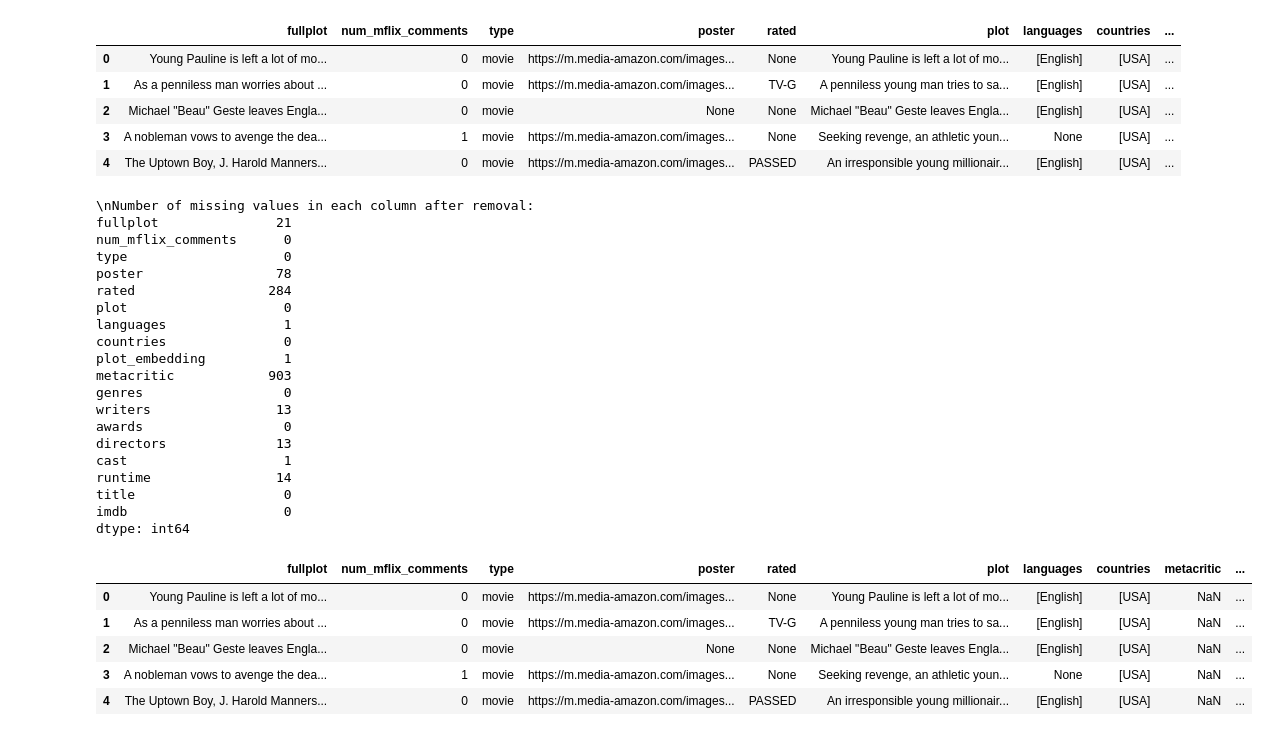
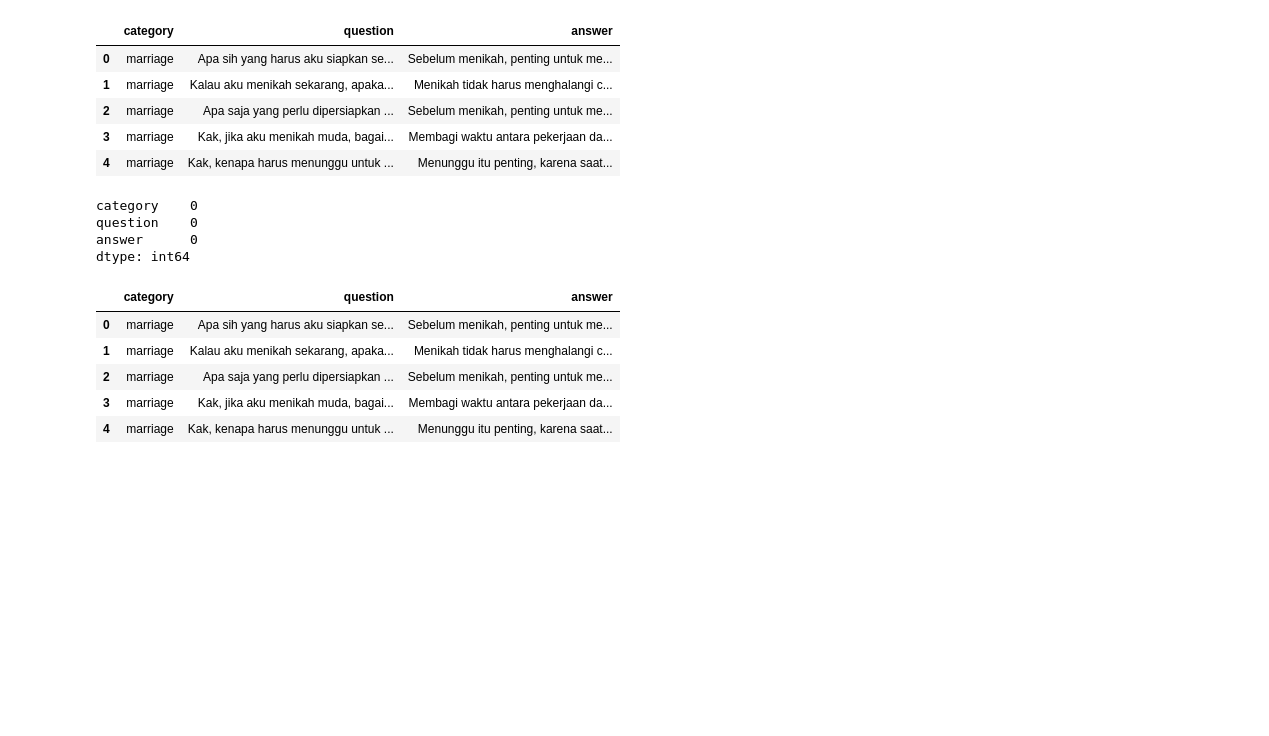
Before and after one commit to yazid138/OpenAi-Embedding, a Jupyter notebook: main.ipynb, the cells around one changed output. Drawn from its saved outputs; the diff is of its cells as text; code cells hidden in the pictures; blank space fills up the shorter version.

```diff
--- a/main.ipynb
+++ b/main.ipynb
@@ -3,54 +16,36 @@
 # %%
-from datasets import load_dataset
-import pandas as pd
-
 # <https://huggingface.co/datasets/AIatMongoDB/embedded_movies>
-dataset = load_dataset("AIatMongoDB/embedded_movies")
+# dataset = load_dataset("AIatMongoDB/embedded_movies")
+dataset_df = pd.read_json("data.json")
 
 # Convert the dataset to a pandas dataframe
-dataset_df = pd.DataFrame(dataset['train'])
+# dataset_df = pd.DataFrame(dataset['train'])
 
 dataset_df.head(5)
 # %% [output]
-|  | fullplot | num_mflix_comments | type | poster | rated | plot | languages | countries | ... |
-| 0 | Young Pauline is left a lot of mo... | 0 | movie | https://m.media-amazon.com/images... | None | Young Pauline is left a lot of mo... | [English] | [USA] | ... |
-| 1 | As a penniless man worries about ... | 0 | movie | https://m.media-amazon.com/images... | TV-G | A penniless young man tries to sa... | [English] | [USA] | ... |
-| 2 | Michael "Beau" Geste leaves Engla... | 0 | movie | None | None | Michael "Beau" Geste leaves Engla... | [English] | [USA] | ... |
-| 3 | A nobleman vows to avenge the dea... | 1 | movie | https://m.media-amazon.com/images... | None | Seeking revenge, an athletic youn... | None | [USA] | ... |
-| 4 | The Uptown Boy, J. Harold Manners... | 0 | movie | https://m.media-amazon.com/images... | PASSED | An irresponsible young millionair... | [English] | [USA] | ... |
+|  | category | question | answer |
+| 0 | marriage | Apa sih yang harus aku siapkan se... | Sebelum menikah, penting untuk me... |
+| 1 | marriage | Kalau aku menikah sekarang, apaka... | Menikah tidak harus menghalangi c... |
+| 2 | marriage | Apa saja yang perlu dipersiapkan ... | Sebelum menikah, penting untuk me... |
+| 3 | marriage | Kak, jika aku menikah muda, bagai... | Membagi waktu antara pekerjaan da... |
+| 4 | marriage | Kak, kenapa harus menunggu untuk ... | Menunggu itu penting, karena saat... |
 # %%
 # Remove data point where plot column is missing
-dataset_df = dataset_df.dropna(subset=['plot'])
-print("\\nNumber of missing values in each column after removal:")
+# dataset_df = dataset_df.dropna(subset=['plot'])
+# print("\\nNumber of missing values in each column after removal:")
 print(dataset_df.isnull().sum())
 
 # Remove the plot_embedding from each data point in the dataset as we are going to create new embeddings with the new OpenAI embedding Model "text-embedding-3-small"
-dataset_df = dataset_df.drop(columns=['plot_embedding'])
+# dataset_df = dataset_df.drop(columns=['plot_embedding'])
 dataset_df.head(5)
 # %% [output]
-\nNumber of missing values in each column after removal:
-fullplot               21
-num_mflix_comments      0
-type                    0
-poster                 78
-rated                 284
-plot                    0
-languages               1
-countries               0
-plot_embedding          1
-metacritic            903
-genres                  0
-writers                13
-awards                  0
-directors              13
-cast                    1
-runtime                14
-title                   0
-imdb                    0
+category    0
+question    0
+answer      0
 dtype: int64
-|  | fullplot | num_mflix_comments | type | poster | rated | plot | languages | countries | metacritic | ... |
-| 0 | Young Pauline is left a lot of mo... | 0 | movie | https://m.media-amazon.com/images... | None | Young Pauline is left a lot of mo... | [English] | [USA] | NaN | ... |
-| 1 | As a penniless man worries about ... | 0 | movie | https://m.media-amazon.com/images... | TV-G | A penniless young man tries to sa... | [English] | [USA] | NaN | ... |
-| 2 | Michael "Beau" Geste leaves Engla... | 0 | movie | None | None | Michael "Beau" Geste leaves Engla... | [English] | [USA] | NaN | ... |
-| 3 | A nobleman vows to avenge the dea... | 1 | movie | https://m.media-amazon.com/images... | None | Seeking revenge, an athletic youn... | None | [USA] | NaN | ... |
-| 4 | The Uptown Boy, J. Harold Manners... | 0 | movie | https://m.media-amazon.com/images... | PASSED | An irresponsible young millionair... | [English] | [USA] | NaN | ... |
+|  | category | question | answer |
+| 0 | marriage | Apa sih yang harus aku siapkan se... | Sebelum menikah, penting untuk me... |
+| 1 | marriage | Kalau aku menikah sekarang, apaka... | Menikah tidak harus menghalangi c... |
+| 2 | marriage | Apa saja yang perlu dipersiapkan ... | Sebelum menikah, penting untuk me... |
+| 3 | marriage | Kak, jika aku menikah muda, bagai... | Membagi waktu antara pekerjaan da... |
+| 4 | marriage | Kak, kenapa harus menunggu untuk ... | Menunggu itu penting, karena saat... |
```
Also changed, not shown: parts of 12 cells of this notebook, 1 other file.
